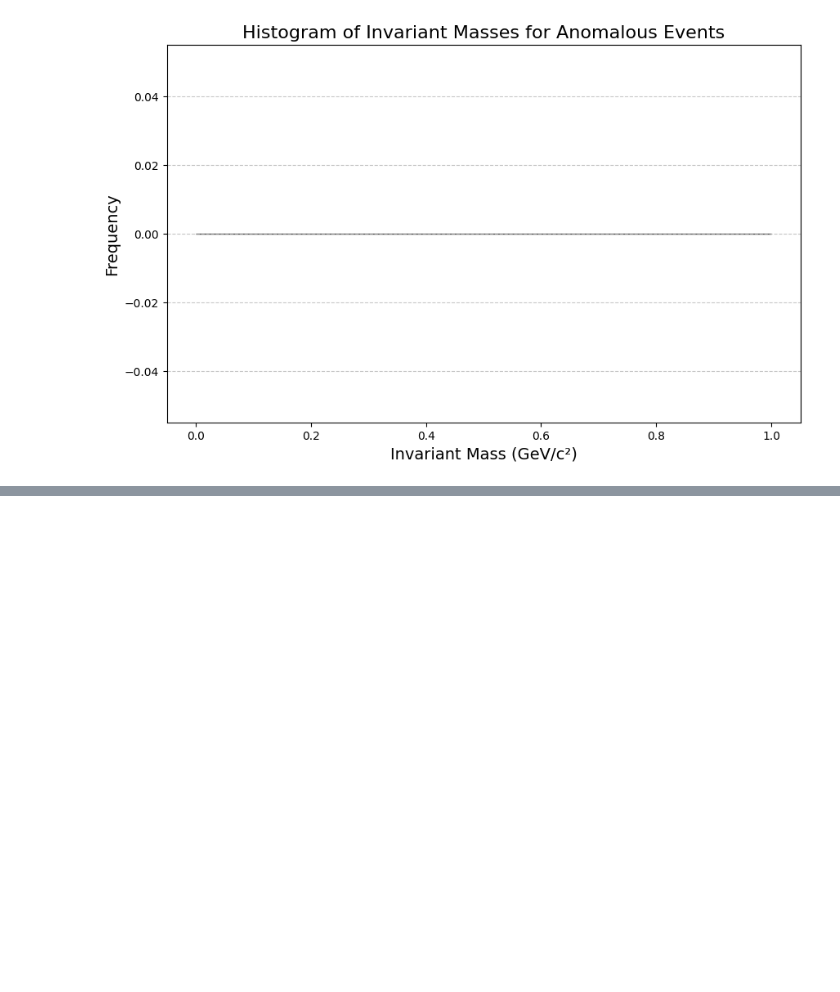
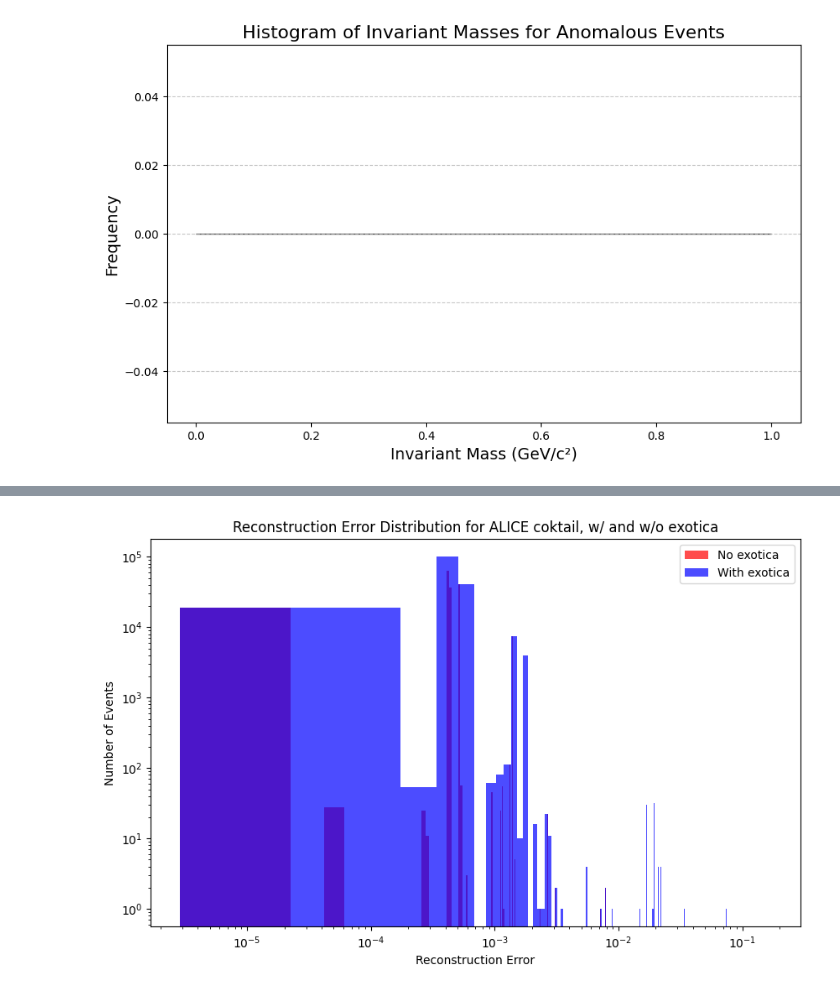
Before and after one commit to siragoni/ML-autoencoder-2, a Jupyter notebook: Clean-autoencoder-only.ipynb, the cells around one changed output, grey strips where cells are left out. Cells and saved outputs as stored; diff of their text form; code cells hidden in the pictures; blank space fills up the shorter version.

```diff
--- a/Clean-autoencoder-only.ipynb
+++ b/Clean-autoencoder-only.ipynb
@@ -209,4 +210,6 @@ Reconstruction error for anomalous events (label 0):
 # %%
-df_pentaquark_gen3 = pd.read_pickle("df_pentaquark_gen3.pkl")
+df_pentaquark_gen3        = pd.read_pickle("df_pentaquark_gen3.pkl")
 df_psi2s_muons_pions_gen3 = pd.read_pickle("df_psi2s_muons_pions_gen3.pkl")
+df_all_shuffled_nopq_mass = pd.read_pickle("df_all_shuffled_nopq_mass.pkl")     # ALICE, no exotica
+df_all_shuffled_mass      = pd.read_pickle("df_all_shuffled_mass.pkl")          # ALICE, with exotica
 # %%
@@ -262,3 +292,28 @@ plt.show()
+# %%
+plt.figure(figsize=(10, 6))
+plt.xscale('log')  # Log scale for x-axis
+plt.yscale('log')  # Log scale for y-axis
+
+# Plot reconstruction error for normal events
+plt.hist(mse_alice_noexotica, bins=1000, alpha=0.7, label='No exotica', color='red')
+plt.hist(mse_alice_exotica, bins=1000, alpha=0.7, label='With exotica', color='blue')
+
+# plt.hist(mse_normal, bins=50, alpha=0.7, label='Normal Events (Label 1)', color='blue')
+
+# Plot reconstruction error for anomalous events
+#plt.hist(mse_anomalous, bins=50, alpha=0.7, label='Anomalous Events', color='red')
+#plt.hist(mse_anomalous, bins=50, alpha=0.7, label='Anomalous Events (Label 0)', color='red')
+
+# Add labels and title
+plt.xlabel('Reconstruction Error')
+plt.ylabel('Number of Events')
+plt.title('Reconstruction Error Distribution for ALICE coktail, w/ and w/o exotica')
+plt.legend()
+
+# Show the plot
+plt.show()
+# %% [output]
+[figure, added]
 # %%
 # Set the reconstruction error threshold
 mse_threshold = 0.01  # Adjust this value as needed
```
Also changed, not shown: parts of 11 cells of this notebook, 1 other file.
